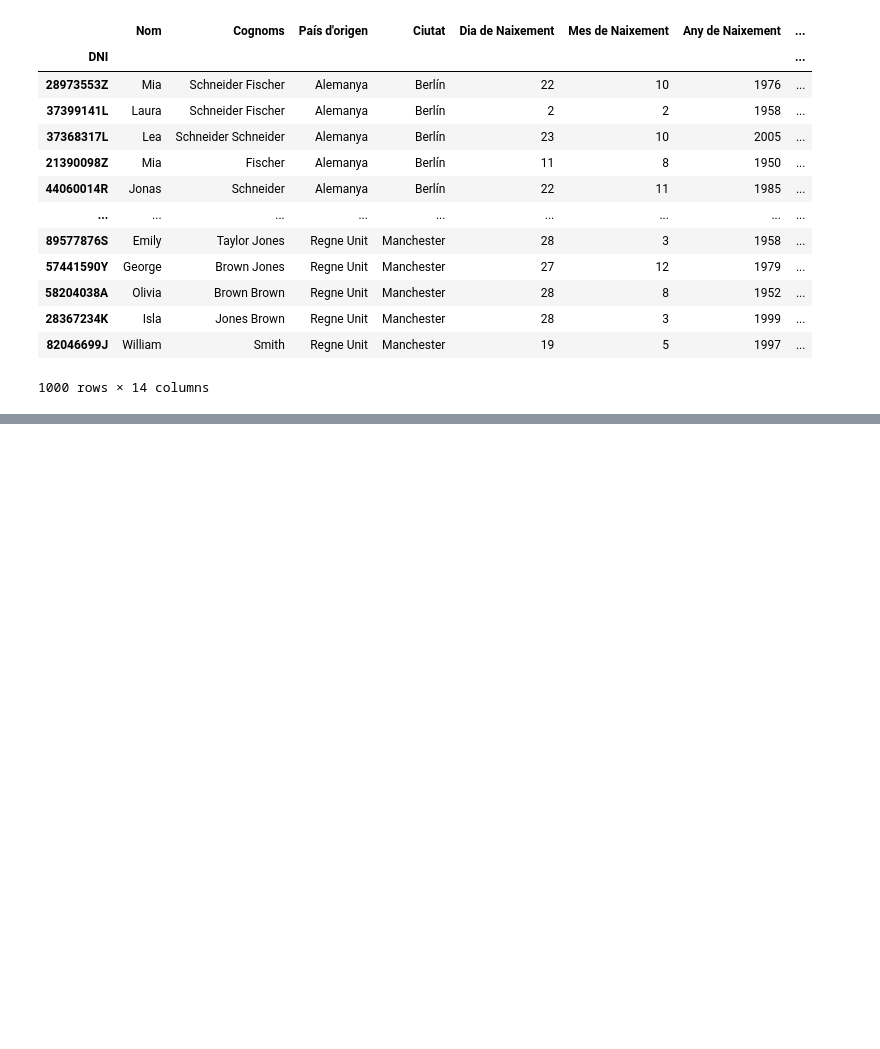
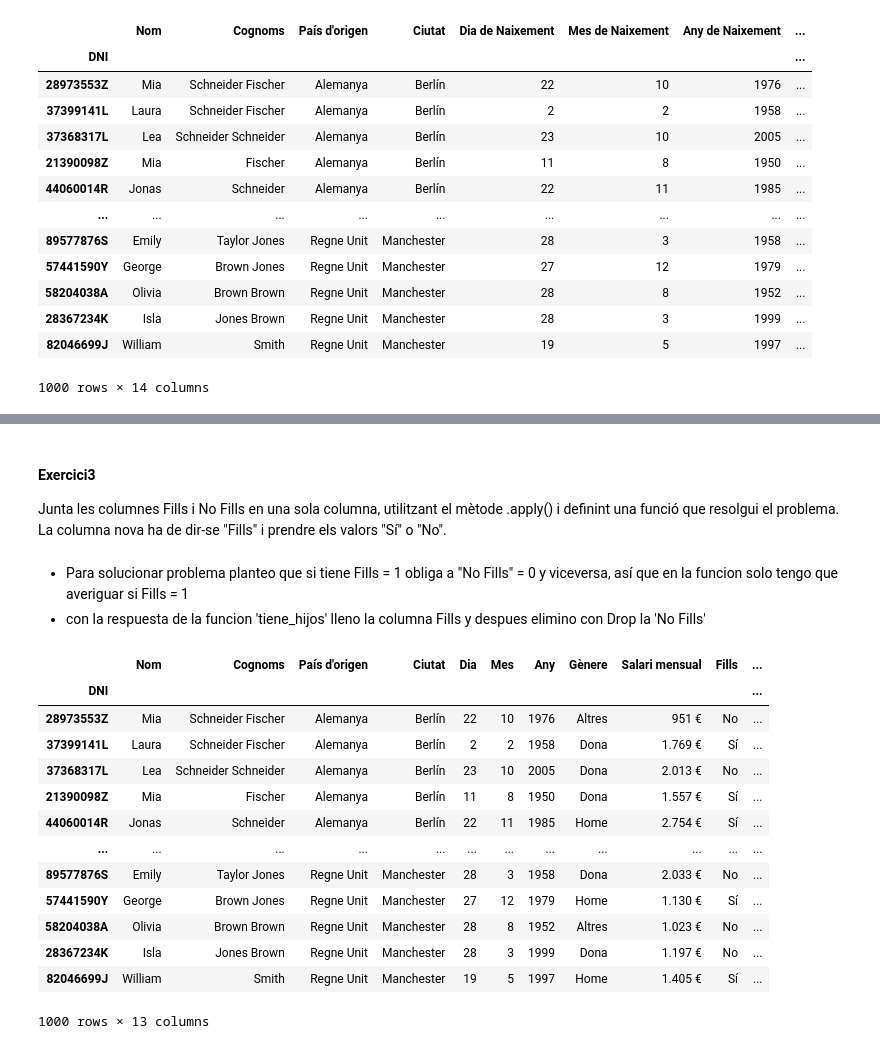
Before and after one commit to rogerloop/03_Especialitzacio, a Jupyter notebook: Sprint_10_Analitica_dades_Python/Sprint_10_Task_S10_01/Task_S10_01.ipynb, the cells around one changed output, grey strips where cells are left out. Drawn from its saved outputs; the diff is of its cells as text; code cells hidden in the pictures; blank space fills up the shorter version.

```diff
--- a/Sprint_10_Analitica_dades_Python/Sprint_10_Task_S10_01/Task_S10_01.ipynb
+++ b/Sprint_10_Analitica_dades_Python/Sprint_10_Task_S10_01/Task_S10_01.ipynb
@@ -133,0 +183,34 @@ Index(['Nom', 'Cognoms', 'DNI', 'País d'origen', 'Ciutat', 'Dia', 'Mes', 'Any',
+# %% [markdown]
+#### Exercici3
+
+Junta les columnes Fills i No Fills en una sola columna, utilitzant el mètode .apply() i definint una funció que resolgui el problema. La columna nova ha de dir-se "Fills" i prendre els valors "Sí" o "No".
+# %% [markdown]
+- Para solucionar problema planteo que si tiene Fills = 1 obliga a "No Fills" = 0  y viceversa,
+así que en la funcion solo tengo que averiguar si Fills = 1
+- con la respuesta de la funcion 'tiene_hijos' lleno la columna Fills y despues elimino con Drop la 'No Fills'
+# %%
+def tiene_hijos(fill):
+    if fill == 1:
+        return "Sí"
+    else:
+        return "No"
+
+treballadors_2025['Fills'] = treballadors_2025['Fills'].apply(tiene_hijos)
+treballadors_2025 = treballadors_2025.drop(['No Fills'], axis=1)
+
+treballadors_2025
+# %% [output]
+|  | Nom | Cognoms | País d'origen | Ciutat | Dia | Mes | Any | Gènere | Salari mensual | Fills | ... |
+| DNI |  |  |  |  |  |  |  |  |  |  | ... |
+| 28973553Z | Mia | Schneider Fischer | Alemanya | Berlín | 22 | 10 | 1976 | Altres | 951 € | No | ... |
+| 37399141L | Laura | Schneider Fischer | Alemanya | Berlín | 2 | 2 | 1958 | Dona | 1.769 € | Sí | ... |
+| 37368317L | Lea | Schneider Schneider | Alemanya | Berlín | 23 | 10 | 2005 | Dona | 2.013 € | No | ... |
+| 21390098Z | Mia | Fischer | Alemanya | Berlín | 11 | 8 | 1950 | Dona | 1.557 € | Sí | ... |
+| 44060014R | Jonas | Schneider | Alemanya | Berlín | 22 | 11 | 1985 | Home | 2.754 € | Sí | ... |
+| ... | ... | ... | ... | ... | ... | ... | ... | ... | ... | ... | ... |
+| 89577876S | Emily | Taylor Jones | Regne Unit | Manchester | 28 | 3 | 1958 | Dona | 2.033 € | No | ... |
+| 57441590Y | George | Brown Jones | Regne Unit | Manchester | 27 | 12 | 1979 | Home | 1.130 € | Sí | ... |
+| 58204038A | Olivia | Brown Brown | Regne Unit | Manchester | 28 | 8 | 1952 | Altres | 1.023 € | No | ... |
+| 28367234K | Isla | Jones Brown | Regne Unit | Manchester | 28 | 3 | 1999 | Dona | 1.197 € | No | ... |
+| 82046699J | William | Smith | Regne Unit | Manchester | 19 | 5 | 1997 | Home | 1.405 € | Sí | ... |
+1000 rows × 13 columns
```
Also changed, not shown: parts of 5 cells of this notebook.
